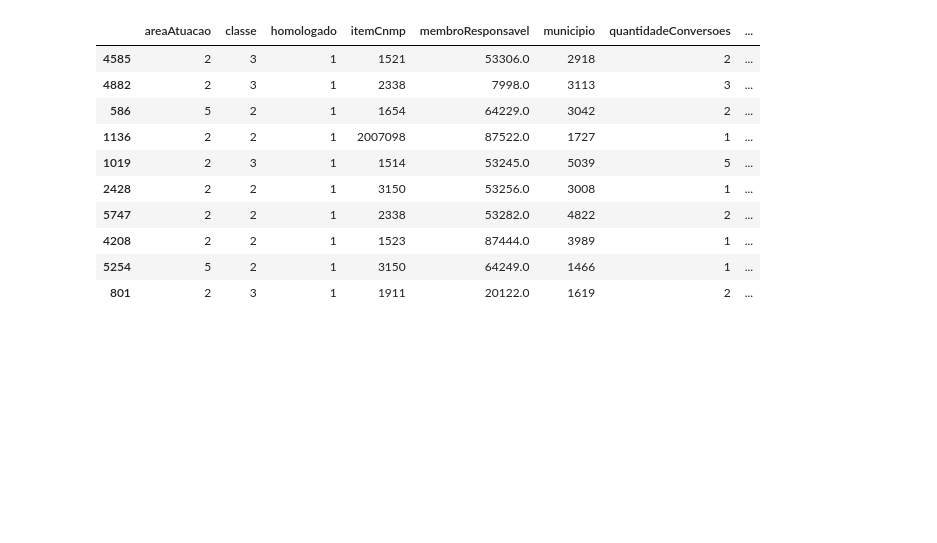
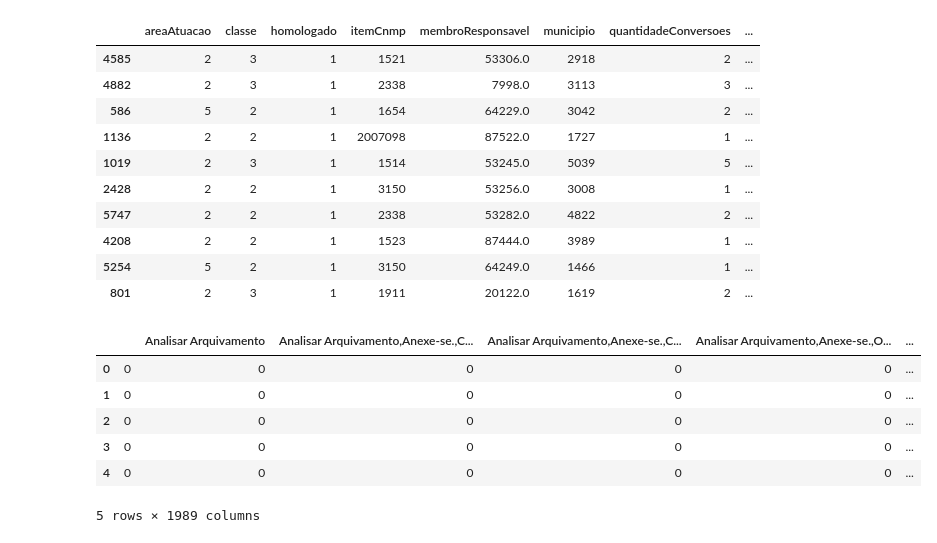
Before and after one commit to andrethiago/ml-colegiado-mpf, a Jupyter notebook: notebooks/1ACAM-rf-metadados.ipynb, the cells around one changed output. Saved outputs shown, nothing was run; the diff lists cells and outputs as text; code cells hidden in the pictures; blank space fills up the shorter version.

```diff
--- a/notebooks/1ACAM-rf-metadados.ipynb
+++ b/notebooks/1ACAM-rf-metadados.ipynb
@@ -364,3 +364,14 @@ df_work.sample(10)
 # %%
 removed_columns = ['homologado']
 features = [c for c in df_work.columns if c not in removed_columns]
+# %%
+dummies = pd.get_dummies(df_work.textosProvidencias)
+dummies.head()
+# %% [output]
+|  |  | Analisar Arquivamento | Analisar Arquivamento,Anexe-se.,C... | Analisar Arquivamento,Anexe-se.,C... | Analisar Arquivamento,Anexe-se.,O... | ... |
+| 0 | 0 | 0 | 0 | 0 | 0 | ... |
+| 1 | 0 | 0 | 0 | 0 | 0 | ... |
+| 2 | 0 | 0 | 0 | 0 | 0 | ... |
+| 3 | 0 | 0 | 0 | 0 | 0 | ... |
+| 4 | 0 | 0 | 0 | 0 | 0 | ... |
+5 rows × 1989 columns
```
Also changed, not shown: parts of 3 cells of this notebook.
